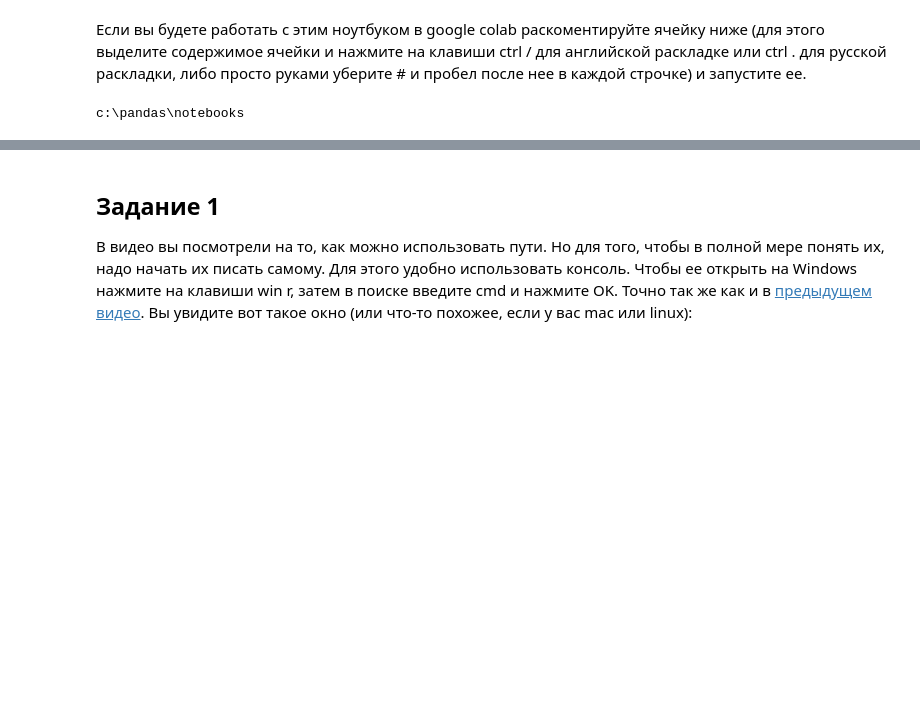
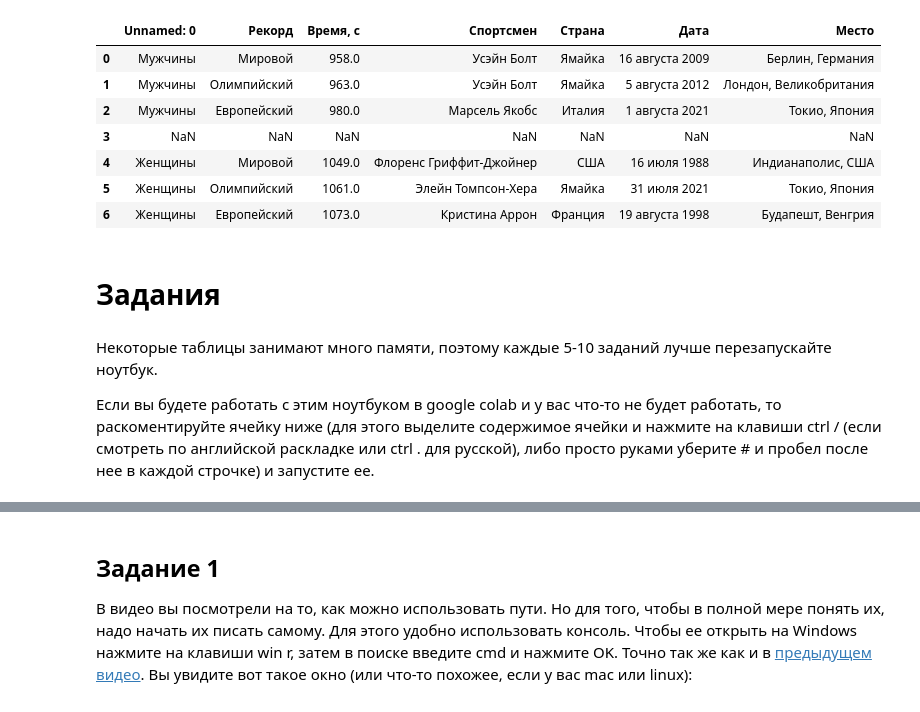
Before and after one commit to victorlymarev/pandas, a Jupyter notebook: notebooks/01-pandas-read-data.ipynb, the cells around one changed output, grey strips where cells are left out. Saved outputs shown, nothing was run; the diff lists cells and outputs as text; code cells hidden in the pictures; blank space fills up the shorter version.

Commit message:
add new notebooks

```diff
--- a/notebooks/pandas-read-data-01.ipynb
+++ b/notebooks/01-pandas-read-data.ipynb
@@ -9,5 +338,20 @@
+# %%
+run[2]
+# %% [output]
+|  | Unnamed: 0 | Рекорд | Время, с | Спортсмен | Страна | Дата | Место |
+| 0 | Мужчины | Мировой | 958.0 | Усэйн Болт | Ямайка | 16 августа 2009 | Берлин, Германия |
+| 1 | Мужчины | Олимпийский | 963.0 | Усэйн Болт | Ямайка | 5 августа 2012 | Лондон, Великобритания |
+| 2 | Мужчины | Европейский | 980.0 | Марсель Якобс | Италия | 1 августа 2021 | Токио, Япония |
+| 3 | NaN | NaN | NaN | NaN | NaN | NaN | NaN |
+| 4 | Женщины | Мировой | 1049.0 | Флоренс Гриффит-Джойнер | США | 16 июля 1988 | Индианаполис, США |
+| 5 | Женщины | Олимпийский | 1061.0 | Элейн Томпсон-Хера | Ямайка | 31 июля 2021 | Токио, Япония |
+| 6 | Женщины | Европейский | 1073.0 | Кристина Аррон | Франция | 19 августа 1998 | Будапешт, Венгрия |
+# %% [markdown]
+# Задания
 # %% [markdown]
-Если вы будете работать с этим ноутбуком в google colab раскоментируйте ячейку ниже (для этого выделите содержимое ячейки и нажмите на клавиши ctrl / для английской раскладке или ctrl . для русской раскладки, либо просто руками уберите # и пробел после нее в каждой строчке) и запустите ее.
+Некоторые таблицы занимают много памяти, поэтому каждые 5-10 заданий лучше перезапускайте ноутбук.
+
+Если вы будете работать с этим ноутбуком в google colab и у вас что-то не будет работать, то раскоментируйте ячейку ниже (для этого выделите содержимое ячейки и нажмите на клавиши ctrl / (если смотреть по английской раскладке или ctrl . для русской), либо просто руками уберите # и пробел после нее в каждой строчке) и запустите ее.
 # %%
 # import os
 # os._exit(00)
@@ -17,5 +358,0 @@ import pandas as pd
-# %%
-import os
-print(os.getcwd())
-# %% [output]
-c:\pandas\notebooks
```
Also changed, not shown: parts of 53 cells of this notebook, 23 other files.
